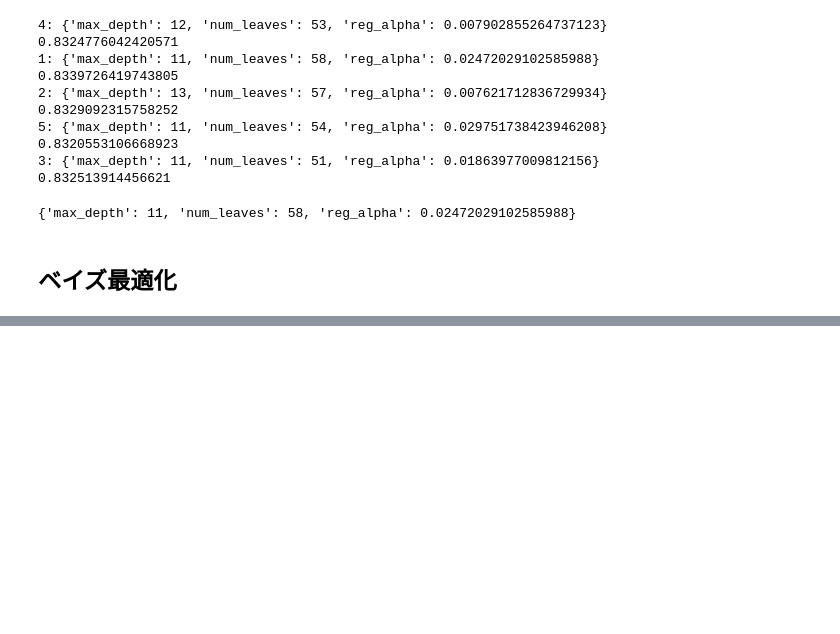
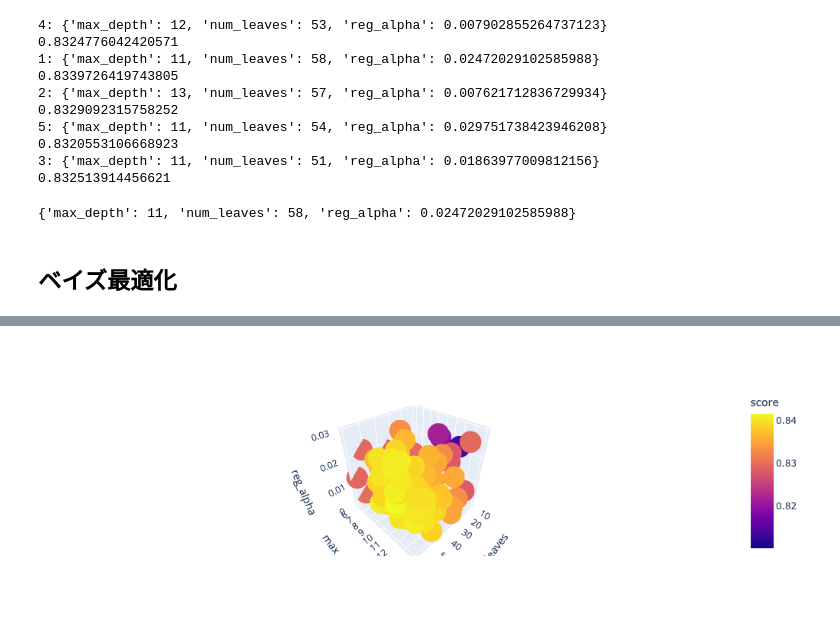
Before and after one commit to keisuke-yoshida4/Machine-Learning, a Jupyter notebook: tuning.ipynb, the cells around one changed output, grey strips where cells are left out. Drawn from its saved outputs; the diff is of its cells as text; code cells hidden in the pictures; blank space fills up the shorter version.

```diff
--- a/tuning.ipynb
+++ b/tuning.ipynb
@@ -295,4 +296,4 @@ log = {'params': [], 'score': [], 'score_std': []}
 best = fmin(objective, space=space, algo=tpe.suggest, max_evals=100)
 # %%
 log_df = pd.DataFrame(log)
-log_df.sort_values('score', ascending=False)
+log_df = log_df.sort_values('score', ascending=False)
@@ -300,0 +300,2 @@ log_df.sort_values('score', ascending=False)
+# %%
+log_df[['num_leaves', 'max_depth', 'reg_alpha']] = log_df.apply(lambda row: pd.Series(row['params']), axis=1)
@@ -300,0 +318,6 @@ log_df.sort_values('score', ascending=False)
+# %%
+# 描画
+fig = px.scatter_3d(log_df, x='num_leaves', y='max_depth', z='reg_alpha', color='score')
+fig.show()
+# %% [output]
+[figure, added]
```
Also changed, not shown: parts of 3 cells of this notebook.
